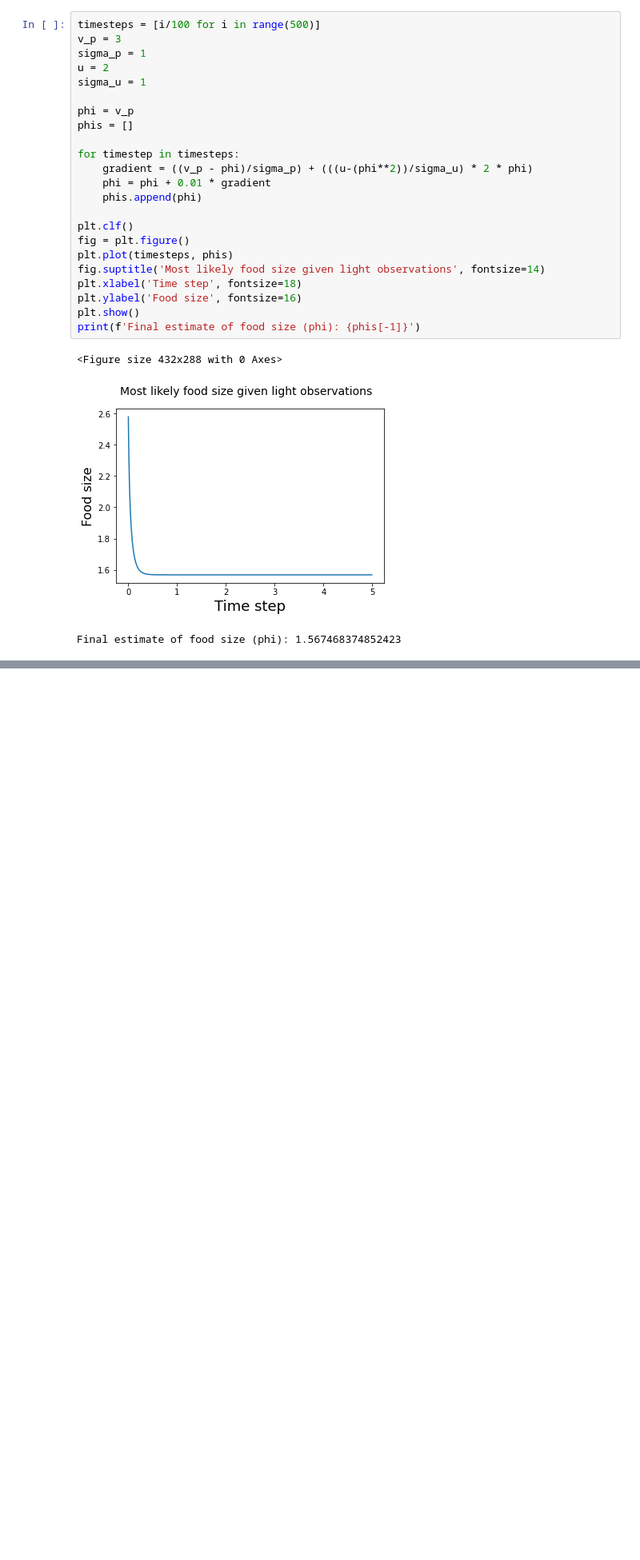
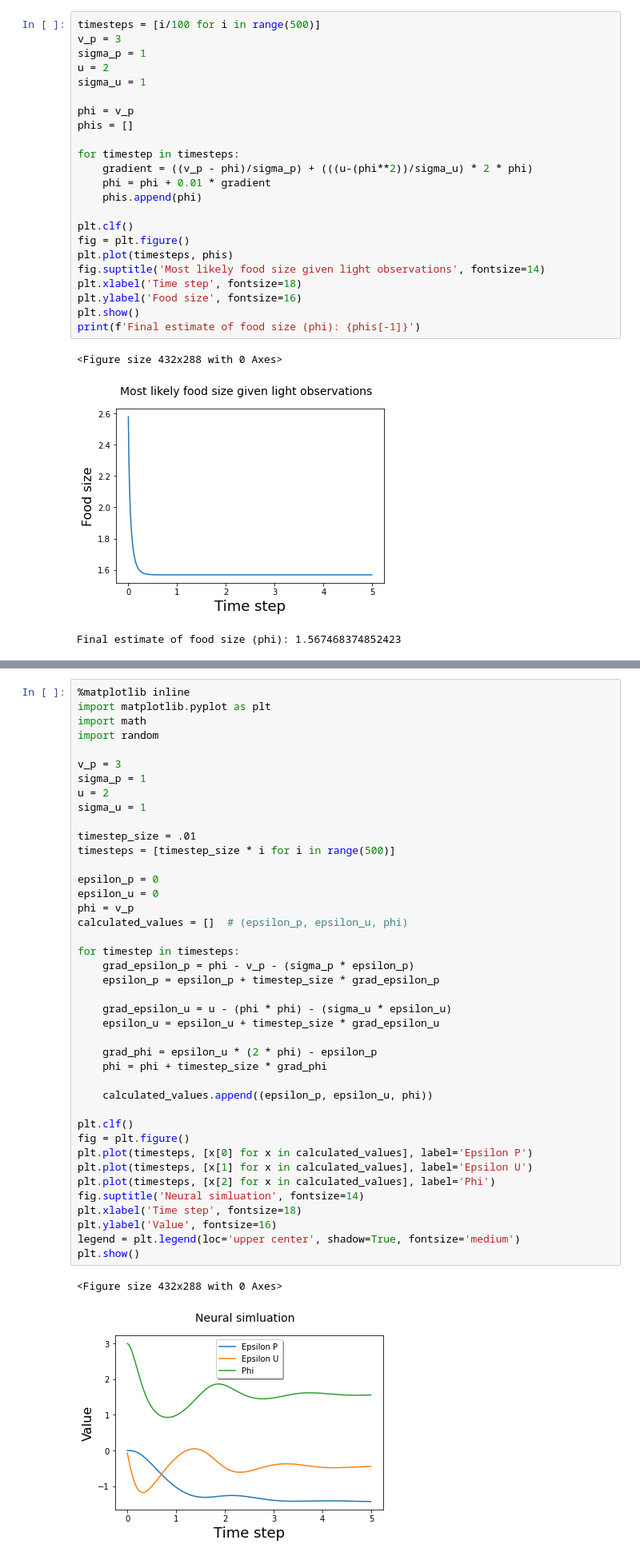
Before and after one commit to nickjalbert/reading, a Jupyter notebook: code/tutorial_problems.ipynb, the cells around one changed output, grey strips where cells are left out. Shown: that part at 80% size. Drawn from its saved outputs; the diff is of its cells as text; blank space fills up the shorter version.

```diff
--- a/code/tutorial_problems.ipynb
+++ b/code/tutorial_problems.ipynb
@@ -203,0 +225,44 @@ print(f'Final estimate of food size (phi): {phis[-1]}')
+# %%
+%matplotlib inline
+import matplotlib.pyplot as plt
+import math
+import random
+
+v_p = 3
+sigma_p = 1
+u = 2
+sigma_u = 1
+
+timestep_size = .01
+timesteps = [timestep_size * i for i in range(500)]
+
+epsilon_p = 0
+epsilon_u = 0
+phi = v_p
+calculated_values = []  # (epsilon_p, epsilon_u, phi)
+
+for timestep in timesteps:
+    grad_epsilon_p = phi - v_p - (sigma_p * epsilon_p)
+    epsilon_p = epsilon_p + timestep_size * grad_epsilon_p
+
+    grad_epsilon_u = u - (phi * phi) - (sigma_u * epsilon_u)
+    epsilon_u = epsilon_u + timestep_size * grad_epsilon_u
+
+    grad_phi = epsilon_u * (2 * phi) - epsilon_p
+    phi = phi + timestep_size * grad_phi
+
+    calculated_values.append((epsilon_p, epsilon_u, phi))
+
+plt.clf()
+fig = plt.figure()
+plt.plot(timesteps, [x[0] for x in calculated_values], label='Epsilon P')
+plt.plot(timesteps, [x[1] for x in calculated_values], label='Epsilon U')
+plt.plot(timesteps, [x[2] for x in calculated_values], label='Phi')
+fig.suptitle('Neural simluation', fontsize=14)
+plt.xlabel('Time step', fontsize=18)
+plt.ylabel('Value', fontsize=16)
+legend = plt.legend(loc='upper center', shadow=True, fontsize='medium')
+plt.show()
+# %% [output]
+<Figure size 432x288 with 0 Axes>
+[figure, added]
```
Also changed, not shown: parts of 3 cells of this notebook, 1 other file.
